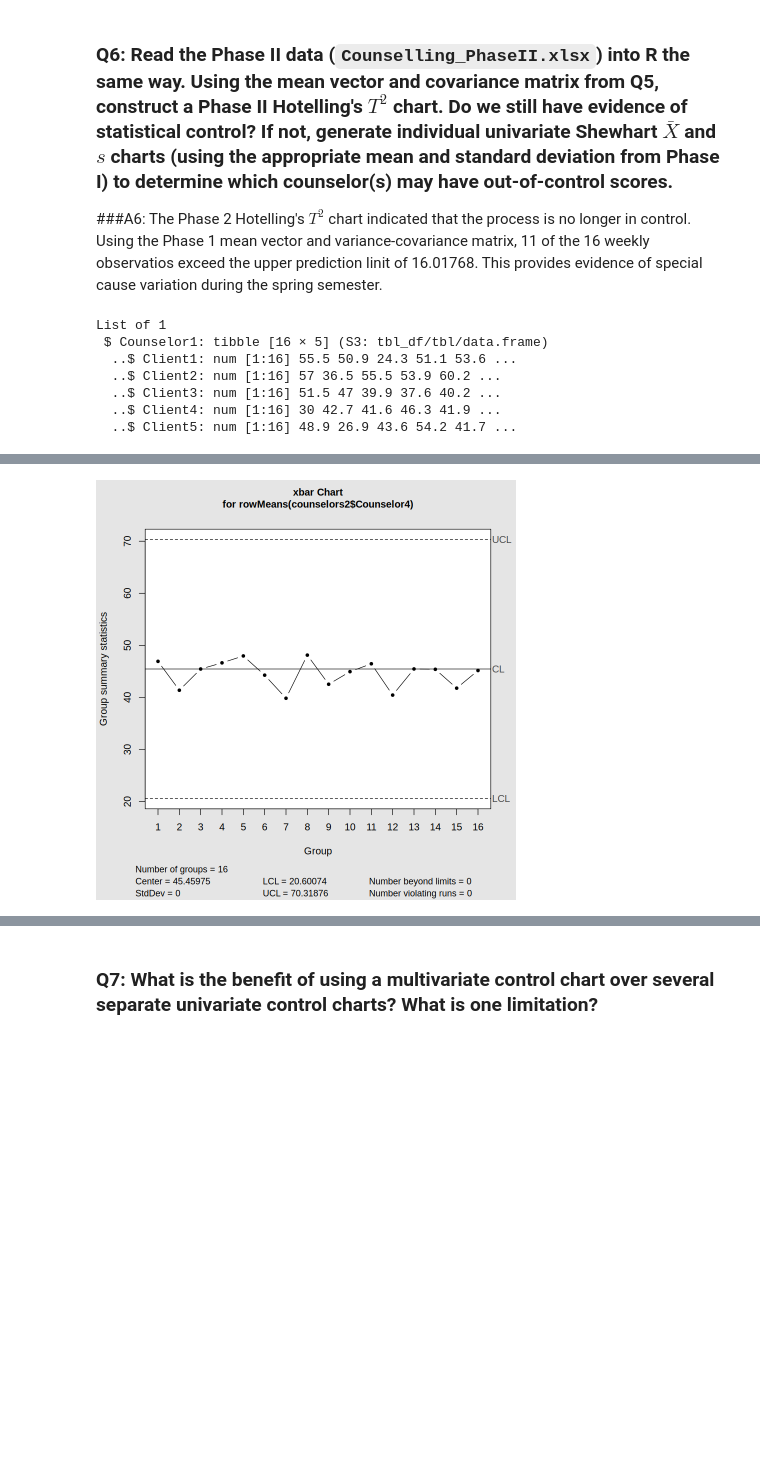
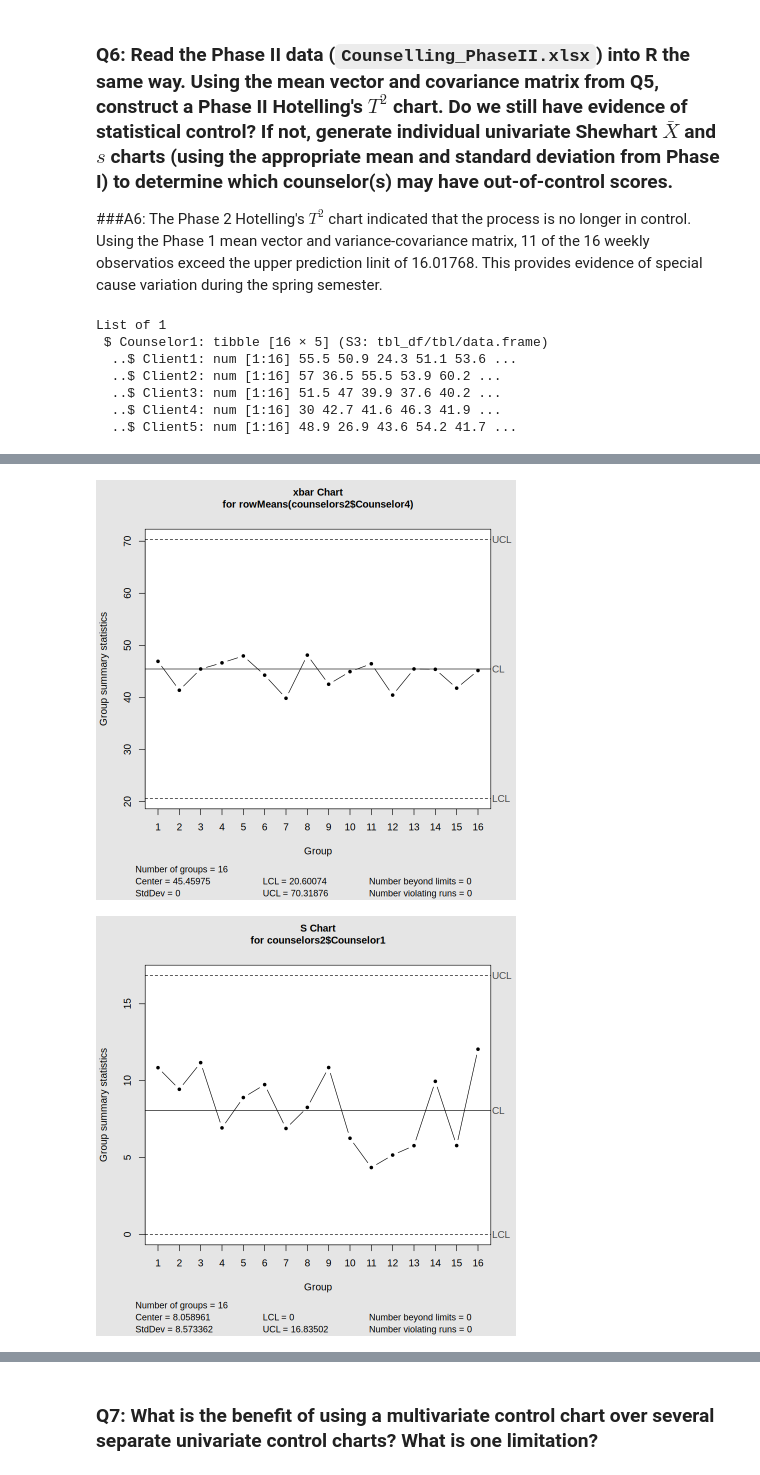
Before and after one commit to garrettspringsted/STAT-7110-Quality-Control, a Jupyter notebook: Assignments/HW4/STAT-7110-HW4.ipynb, the cells around one changed output, grey strips where cells are left out. Saved outputs shown, nothing was run; the diff lists cells and outputs as text; code cells hidden in the pictures; blank space fills up the shorter version.

```diff
--- a/Assignments/HW4/STAT-7110-HW4.ipynb
+++ b/Assignments/HW4/STAT-7110-HW4.ipynb
@@ -202,30 +202,56 @@ xbar2<- qcc(rowMeans(counselors2$Counselor2),
             sizes=5,
             limits=c(counselor2_lcl,counselor2_ucl))
 ## Counselor 3 ##
 xbar3<- qcc(rowMeans(counselors2$Counselor3),
             type="xbar",
             center=counselor3_xbar,
             sigma=counselor3_sd,
             sizes=5,
             limits=c(counselor3_lcl,counselor3_ucl))
 
 ## Counselor 4 ##
 xbar4<- qcc(rowMeans(counselors2$Counselor4),
             type="xbar",
             center=counselor4_xbar,
             sigma=counselor4_sd,
             sizes=5,
             limits=c(counselor4_lcl,counselor4_ucl))
+
+## S Charts ##
+
+# Counselor 1 #
+s1<- qcc (counselors2$Counselor1,
+          type="S",
+          std.dev=counselor1_sd,
+          center=c4*counselor1_sd)
+# Counselour 2 #
+s2<- qcc (counselors2$Counselor2,
+          type="S",
+          std.dev=counselor2_sd,
+          center=c4*counselor2_sd)
+
+# Counselor 3 #
+s3<- qcc (counselors2$Counselor3,
+          type="S",
+          std.dev=counselor3_sd,
+          center=c4*counselor3_sd)
+
+# Counselor 4 #
+s4<- qcc (counselors2$Counselor4,
+          type="S",
+          std.dev=counselor4_sd,
+          center=c4*counselor4_sd)
 # %% [output]
 List of 1
  $ Counselor1: tibble [16 × 5] (S3: tbl_df/tbl/data.frame)
   ..$ Client1: num [1:16] 55.5 50.9 24.3 51.1 53.6 ...
   ..$ Client2: num [1:16] 57 36.5 55.5 53.9 60.2 ...
   ..$ Client3: num [1:16] 51.5 47 39.9 37.6 40.2 ...
   ..$ Client4: num [1:16] 30 42.7 41.6 46.3 41.9 ...
   ..$ Client5: num [1:16] 48.9 26.9 43.6 54.2 41.7 ...
 [figure]
 [figure]
 [figure]
 [figure]
 [figure]
+[figure, added]
```
Also changed, not shown: parts of 1 cell of this notebook.
